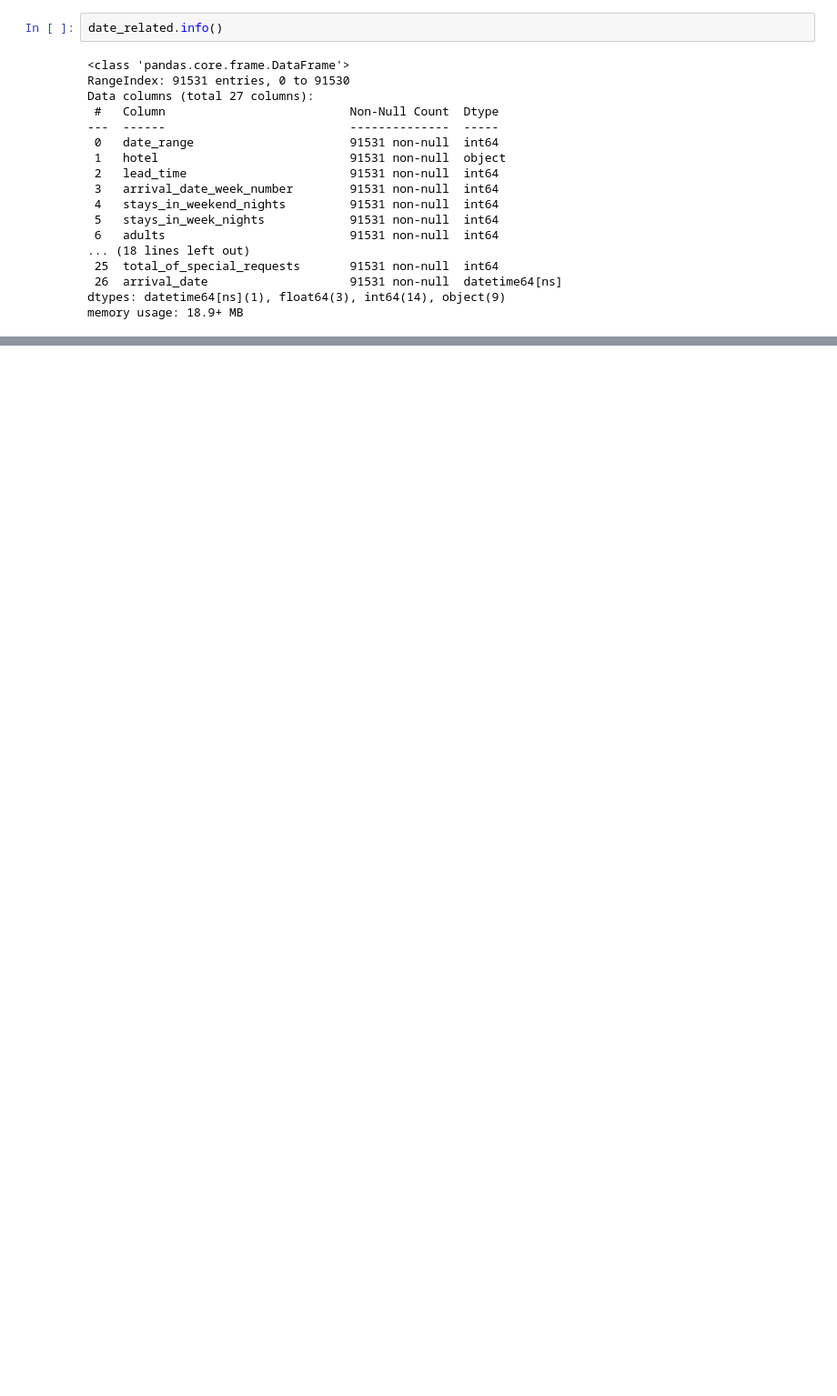
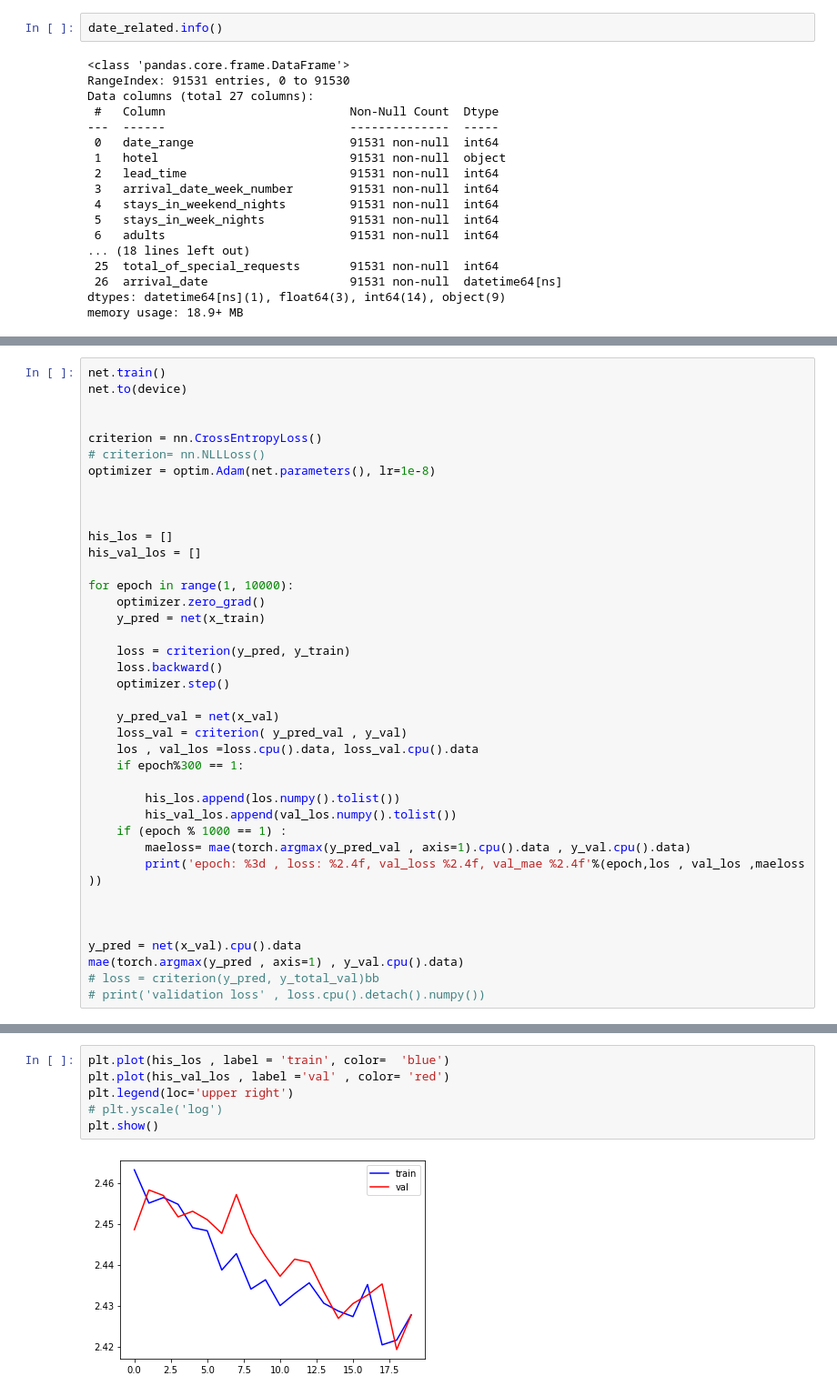
Before and after one commit to Charliesgithub20221030/ML_final, a Jupyter notebook: Main_predictor.ipynb, the cells around one changed output, grey strips where cells are left out. Shown at 91% size. Cells and saved outputs as stored; diff of their text form; blank space fills up the shorter version.

```diff
--- a/Main_predictor.ipynb
+++ b/Main_predictor.ipynb
@@ -676,0 +1743,39 @@ le = LE()
+# %%
+net.train()
+net.to(device)
+
+
+criterion = nn.CrossEntropyLoss()
+# criterion= nn.NLLLoss()
+optimizer = optim.Adam(net.parameters(), lr=1e-8)
+
+
+
+his_los = []
+his_val_los = []
+
+for epoch in range(1, 10000):
+    optimizer.zero_grad()
+    y_pred = net(x_train)
+
+    loss = criterion(y_pred, y_train)
+    loss.backward()
+    optimizer.step()
+
+    y_pred_val = net(x_val)
+    loss_val = criterion( y_pred_val , y_val)
+    los , val_los =loss.cpu().data, loss_val.cpu().data
+    if epoch%300 == 1:
+
+        his_los.append(los.numpy().tolist())
+        his_val_los.append(val_los.numpy().tolist())
+    if (epoch % 1000 == 1) :
+        maeloss= mae(torch.argmax(y_pred_val , axis=1).cpu().data , y_val.cpu().data)
+        print('epoch: %3d , loss: %2.4f, val_loss %2.4f, val_mae %2.4f'%(epoch,los , val_los ,maeloss ))
+
+
+
+y_pred = net(x_val).cpu().data
+mae(torch.argmax(y_pred , axis=1) , y_val.cpu().data)
+# loss = criterion(y_pred, y_total_val)bb
+# print('validation loss' , loss.cpu().detach().numpy())
@@ -676,0 +1794,8 @@ le = LE()
+# %%
+plt.plot(his_los , label = 'train', color=  'blue')
+plt.plot(his_val_los , label ='val' , color= 'red')
+plt.legend(loc='upper right')
+# plt.yscale('log')
+plt.show()
+# %% [output]
+[figure, added]
```
Also changed, not shown: parts of 114 cells of this notebook, 13 other files.
